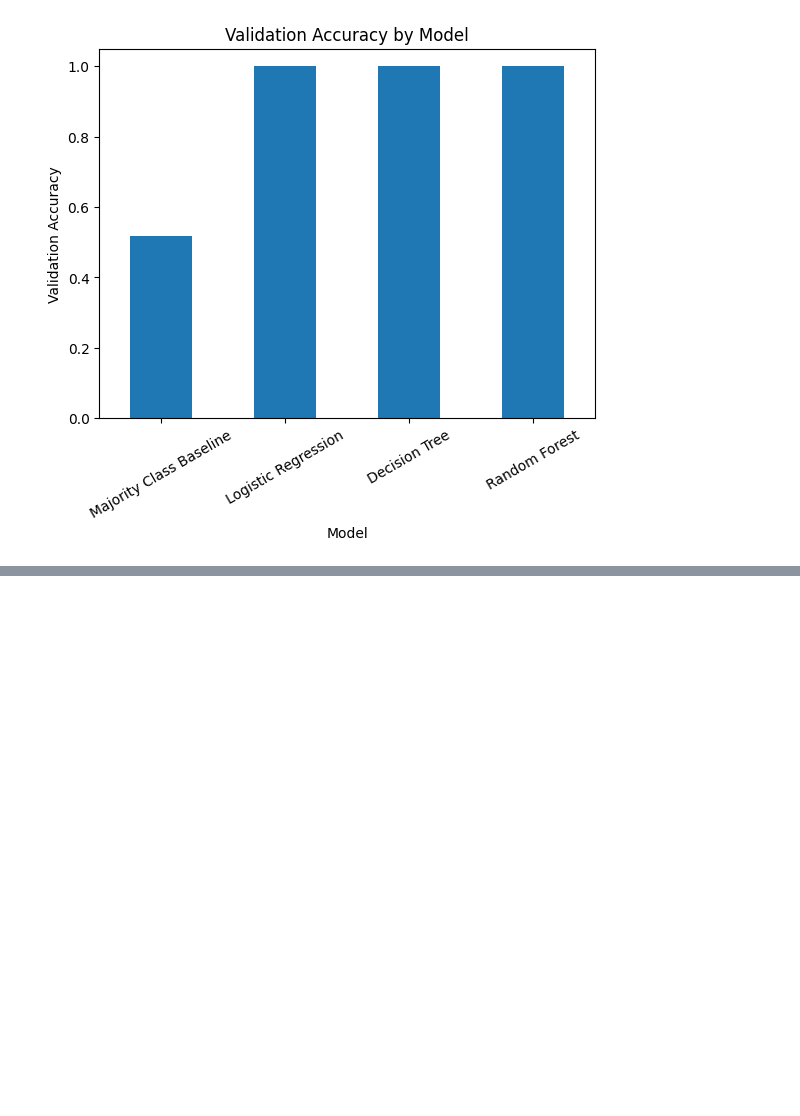
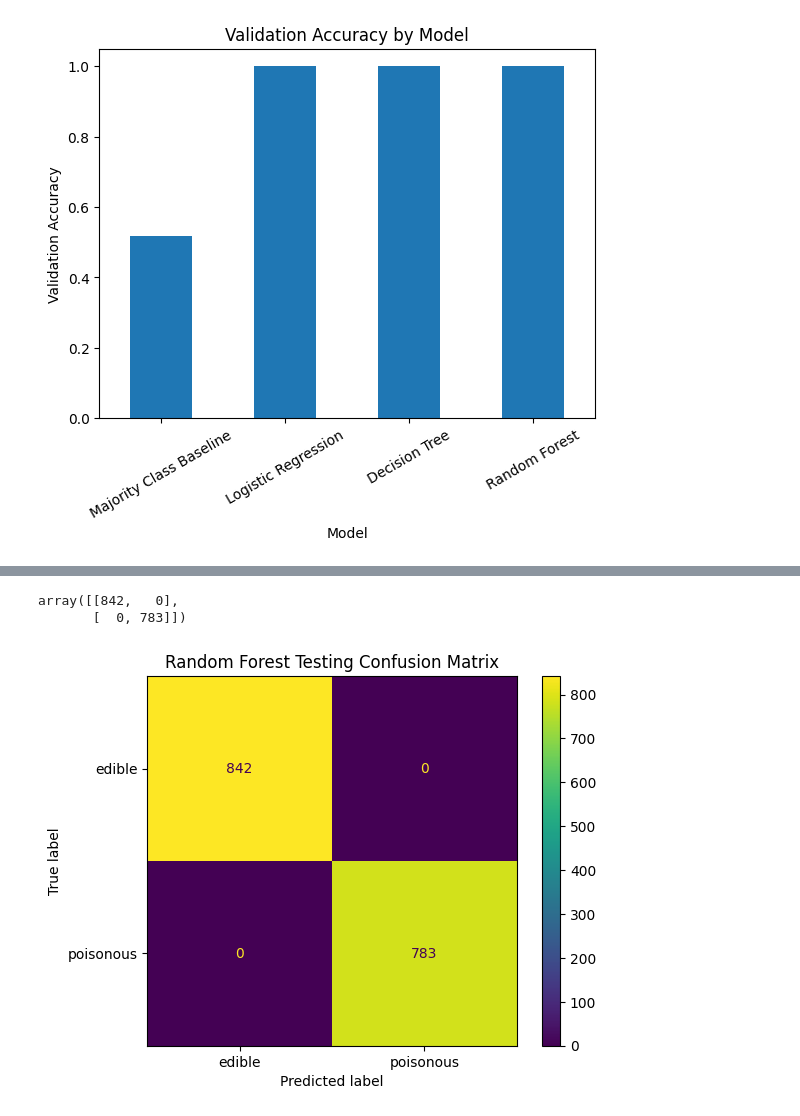
Before and after one commit to samip-bajgai/data3402.finalproject, a Jupyter notebook: notebooks/mushroom_classification_project.ipynb, the cells around one changed output, grey strips where cells are left out. Drawn from its saved outputs; the diff is of its cells as text; code cells hidden in the pictures; blank space fills up the shorter version.

Commit message:
Evaluate final model and feature importance

```diff
--- a/notebooks/mushroom_classification_project.ipynb
+++ b/notebooks/mushroom_classification_project.ipynb
@@ -822,0 +797,9 @@ The Random Forest model reached perfect validation performance. Since the sanity
+# %%
+# Predicting labels for the final testing sample
+forest_test_predictions = forest_model.predict(X_test)
+
+# Computing final testing accuracy
+forest_test_accuracy = accuracy_score(y_test, forest_test_predictions)
+
+# Displaying final testing accuracy
+forest_test_accuracy
@@ -822,0 +824,24 @@ The Random Forest model reached perfect validation performance. Since the sanity
+# %%
+# Creating the confusion matrix for the testing sample
+forest_test_confusion = confusion_matrix(y_test, forest_test_predictions)
+
+# Displaying the testing confusion matrix
+forest_test_confusion
+# %% [output]
+array([[842,   0],
+       [  0, 783]])
+# %%
+# Plotting the Random Forest testing confusion matrix
+ConfusionMatrixDisplay.from_predictions(
+    y_test,
+    forest_test_predictions,
+    display_labels=["edible", "poisonous"]
+)
+
+# Adding plot title
+plt.title("Random Forest Testing Confusion Matrix")
+
+# Displaying the plot
+plt.show()
+# %% [output]
+[figure, added]
```
Also changed, not shown: parts of 13 cells of this notebook.
